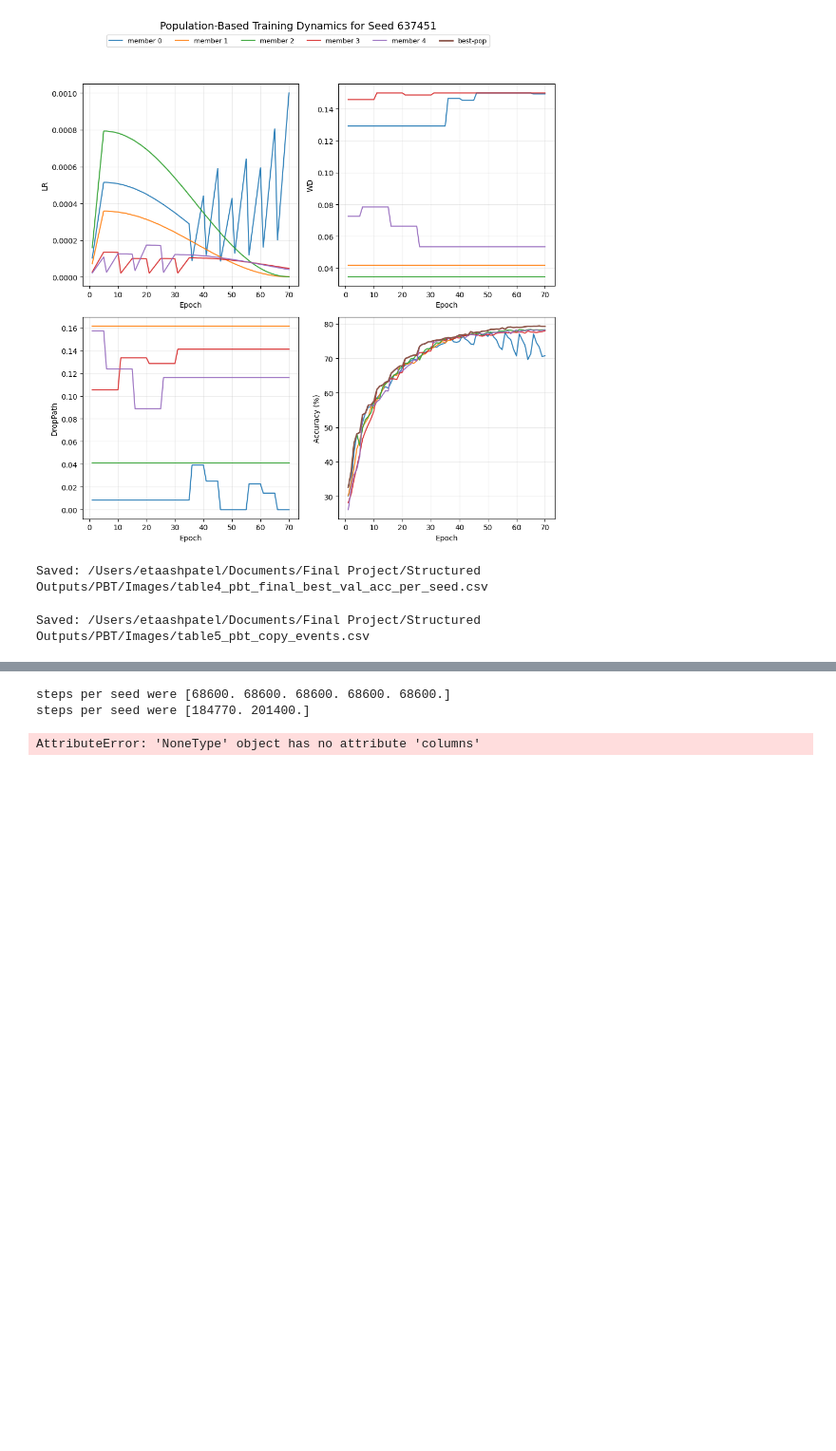
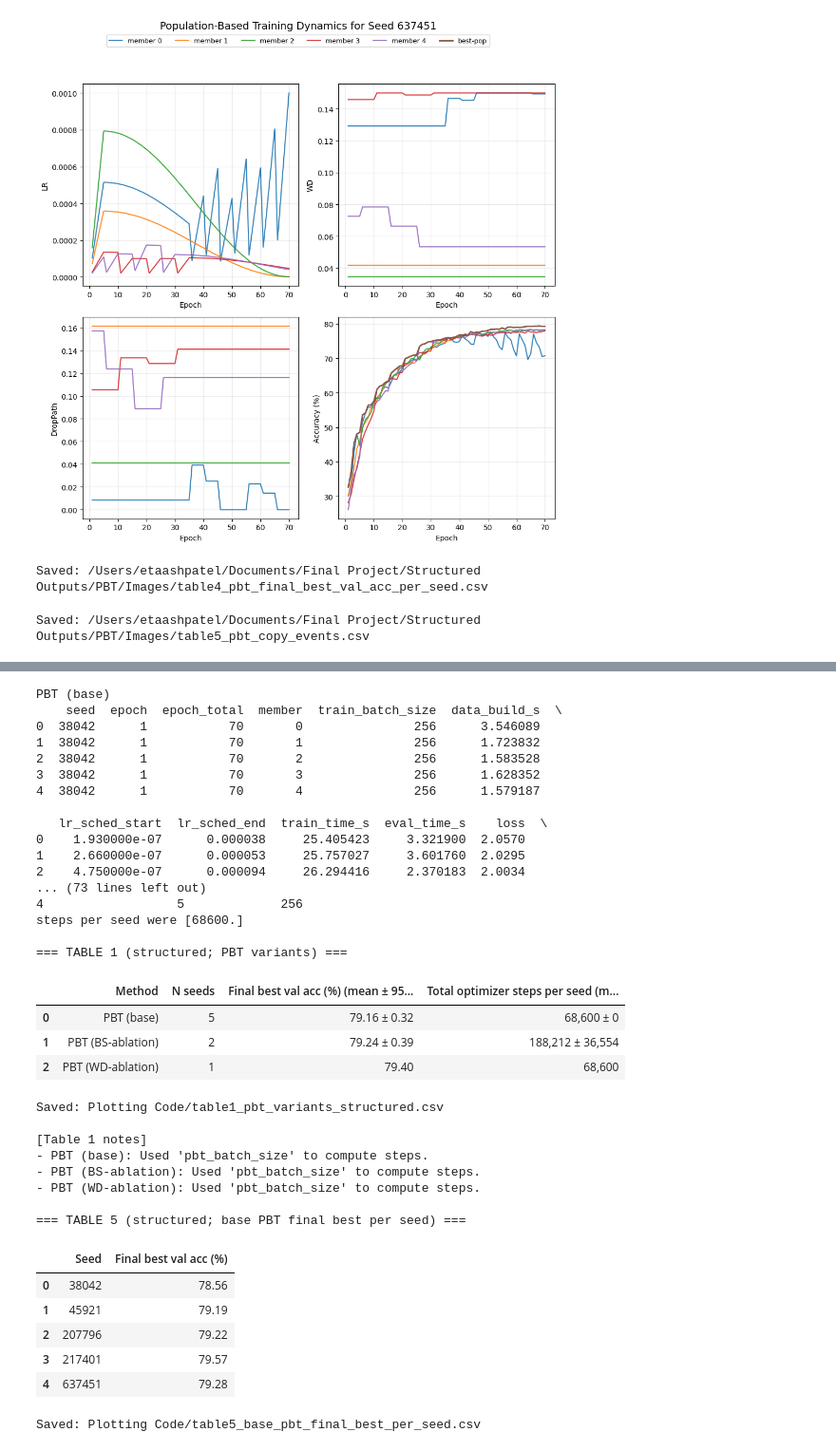
Before and after one commit to EtaashP/CS182-Final-Project-Submission-Code, a Jupyter notebook: Plotting Code/plot_pbt_with_legends.ipynb, the cells around one changed output, grey strips where cells are left out. Shown at 95% size. Cells and saved outputs as stored; diff of their text form; code cells hidden in the pictures; blank space fills up the shorter version.

```diff
--- a/Plotting Code/plot_pbt_with_legends.ipynb
+++ b/Plotting Code/plot_pbt_with_legends.ipynb
@@ -64,7 +64,7 @@ def load_csv(name: str) -> pd.DataFrame | None:
 
 df_main = load_csv('pbt_experiment_pdfs_parsed.csv')
 df_bs   = load_csv('pbt_bs_parsed.csv')
-df_wd   = load_csv('pbt_wd_parsed.csv')
+df_wd   = load_csv('pbt_wd_ablation_parsed.csv')
 df_bsw  = load_csv('pbt_bs_wd_parsed.csv')  # wd+batch-size tuning
 
 (df_main is not None, df_bs is not None, df_wd is not None, df_bsw is not None)
@@ -631,13 +605,15 @@ methods = {
     "PBT (base)": df_main,
     "PBT (BS-ablation)": df_bs,
     "PBT (WD-ablation)": df_wd,
-    'PBT (WD+BS ablation':   df_bsw,
+    #'PBT (WD+BS ablation':   df_bsw,
 }
 
 rows_t1 = []
 steps_notes = {}
 
 for name, dfx in methods.items():
+    print(name)
+    print(dfx.head(5))
     acc_per_seed = final_best_acc_by_seed(dfx)
     acc_ci = ci95_half_width(acc_per_seed.values)
 
@@ -672,33 +648,66 @@ else:
 # Save + also print step-computation notes (useful for sanity checking)
 table1_path = OUT_DIR / "table1_pbt_variants_structured.csv"
 table1.to_csv(table1_path, index=False)
 print(f"Saved: {table1_path}")
 
 print("\n[Table 1 notes]")
 for k, v in steps_notes.items():
     print(f"- {k}: {v}")
 
 # ---------------------------
 # TABLE 5 (structured; base PBT final best per seed)
 # ---------------------------
 table5 = (
     final_best_acc_by_seed(df_main)
     .reset_index()
     .rename(columns={"seed": "Seed", "best_val_acc": "Final best val acc (%)"})
     .sort_values("Seed")
     .reset_index(drop=True)
 )
 
 print("\n=== TABLE 5 (structured; base PBT final best per seed) ===")
 if display is not None:
     display(table5)
 else:
     print(table5.to_string(index=False))
 
 table5_path = OUT_DIR / "table5_base_pbt_final_best_per_seed.csv"
 table5.to_csv(table5_path, index=False)
 print(f"Saved: {table5_path}")
 # %% [output]
-steps per seed were [68600. 68600. 68600. 68600. 68600.]
-steps per seed were [184770. 201400.]
+PBT (base)
+    seed  epoch  epoch_total  member  train_batch_size  data_build_s  \
+0  38042      1           70       0               256      3.546089
+1  38042      1           70       1               256      1.723832
+2  38042      1           70       2               256      1.583528
+3  38042      1           70       3               256      1.628352
+4  38042      1           70       4               256      1.579187
+
+   lr_sched_start  lr_sched_end  train_time_s  eval_time_s    loss  \
+0    1.930000e-07      0.000038     25.405423     3.321900  2.0570
+1    2.660000e-07      0.000053     25.757027     3.601760  2.0295
+2    4.750000e-07      0.000094     26.294416     2.370183  2.0034
+... (73 lines left out)
+4                  5             256
+steps per seed were [68600.]
+
+=== TABLE 1 (structured; PBT variants) ===
+|  | Method | N seeds | Final best val acc (%) (mean ± 95... | Total optimizer steps per seed (m... |
+| 0 | PBT (base) | 5 | 79.16 ± 0.32 | 68,600 ± 0 |
+| 1 | PBT (BS-ablation) | 2 | 79.24 ± 0.39 | 188,212 ± 36,554 |
+| 2 | PBT (WD-ablation) | 1 | 79.40 | 68,600 |
-AttributeError: 'NoneType' object has no attribute 'columns'
+Saved: Plotting Code/table1_pbt_variants_structured.csv
+
+[Table 1 notes]
+- PBT (base): Used 'pbt_batch_size' to compute steps.
+- PBT (BS-ablation): Used 'pbt_batch_size' to compute steps.
+- PBT (WD-ablation): Used 'pbt_batch_size' to compute steps.
+
+=== TABLE 5 (structured; base PBT final best per seed) ===
+|  | Seed | Final best val acc (%) |
+| 0 | 38042 | 78.56 |
+| 1 | 45921 | 79.19 |
+| 2 | 207796 | 79.22 |
+| 3 | 217401 | 79.57 |
+| 4 | 637451 | 79.28 |
+Saved: Plotting Code/table5_base_pbt_final_best_per_seed.csv
```
Also changed, not shown: parts of 6 cells of this notebook, 23 other files.
